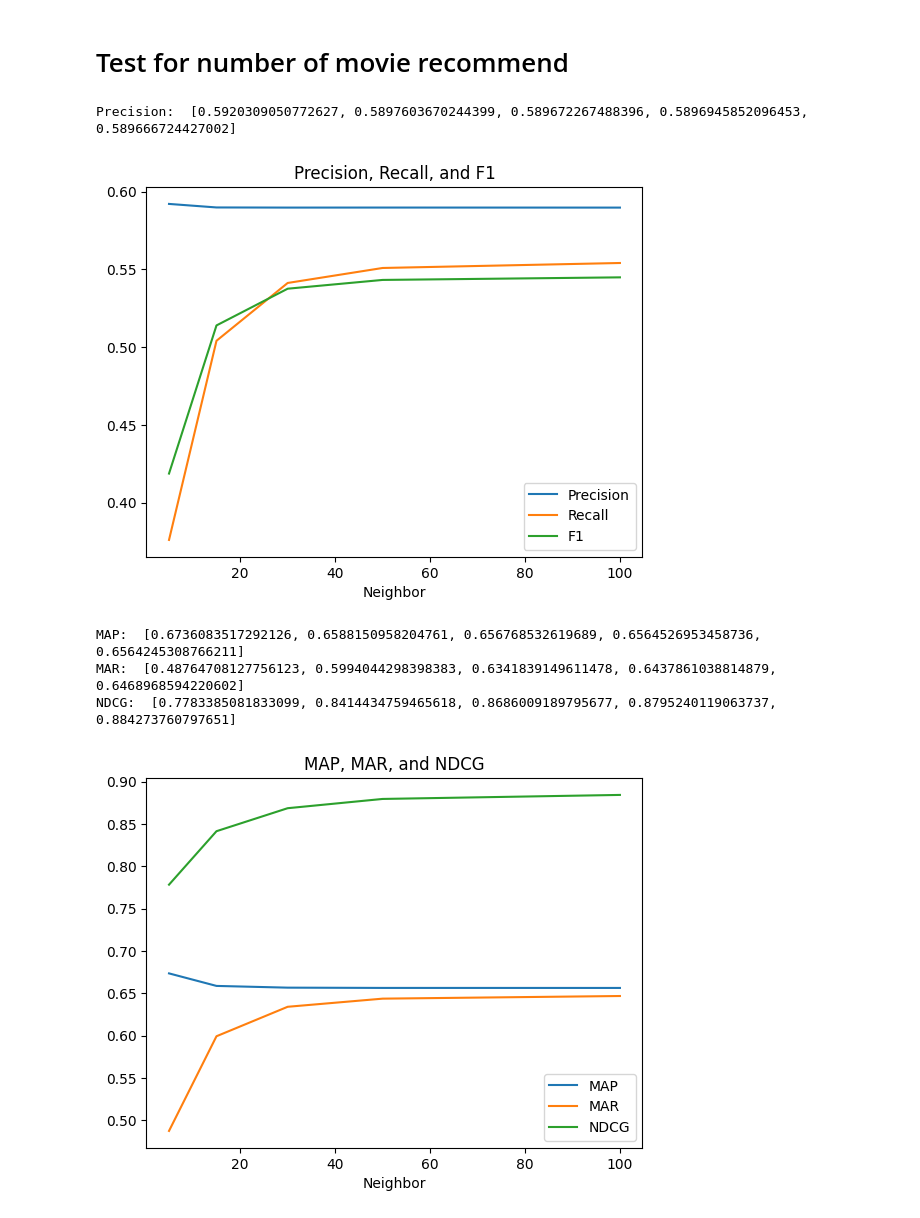
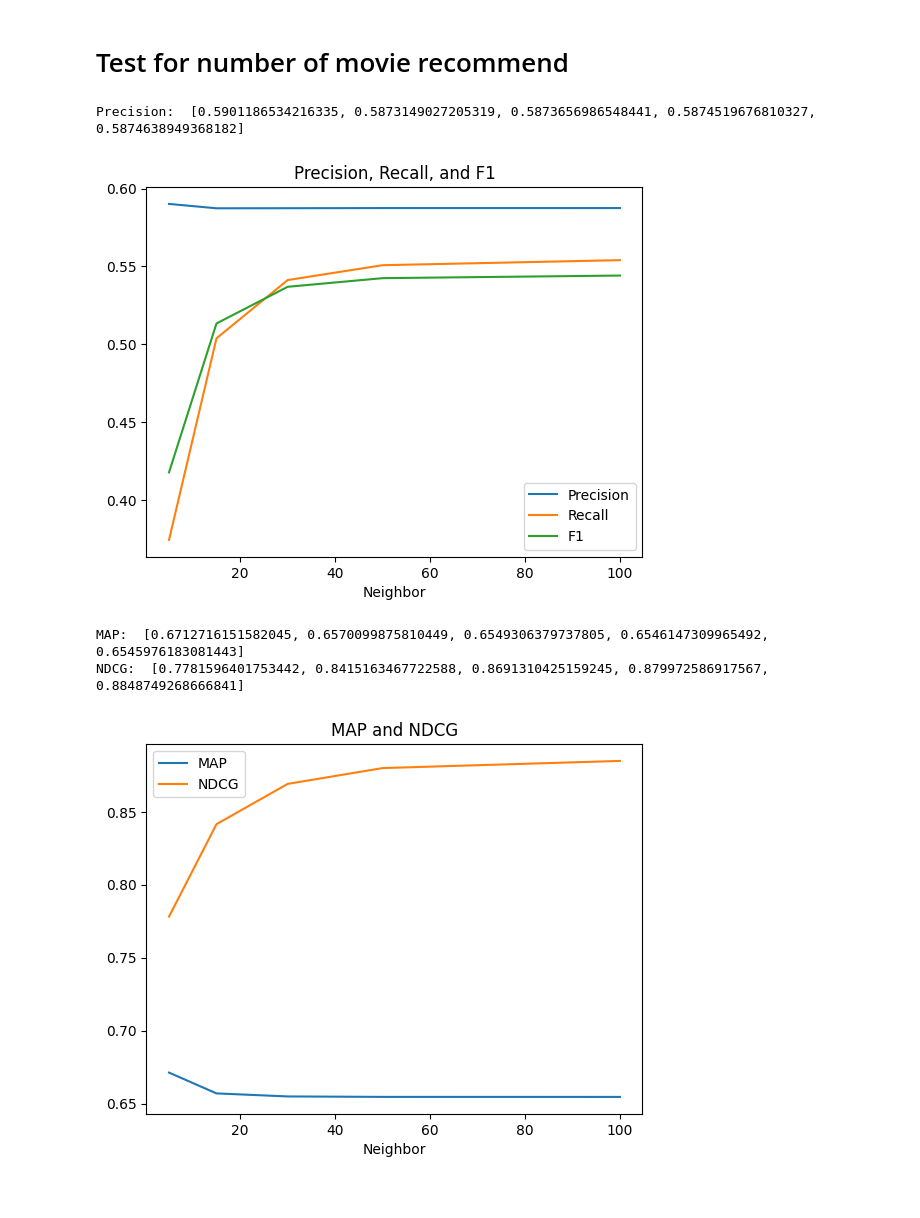
Before and after one commit to datht4889/MovieRecommender, a Jupyter notebook: src/Item_Item_ColaborativeFiltering.ipynb, the cells around one changed output. Cells and saved outputs as stored; diff of their text form; code cells hidden in the pictures.

```diff
--- a/src/Item_Item_ColaborativeFiltering.ipynb
+++ b/src/Item_Item_ColaborativeFiltering.ipynb
@@ -146,7 +146,6 @@ def PrecisionAtK(Y,K):
     recallK=[]
     f1K=[]
     mapK=[]
-    marK=[]
     for user in range(u):
         rcm = rcm_movie[user]
         rcm = rcm[np.argwhere(Y[user][rcm] > 0)]
@@ -164,11 +163,6 @@ def PrecisionAtK(Y,K):
             if p>0:
                 map.append(p)
 
-        mar=[]
-        for k in range(len(rcm_test)):
-            r = np.mean(recall[:k+1])*recall[k]
-            if r>0:
-                mar.append(r)
 
         precision=np.mean(precision)
         recall=np.mean(recall)
@@ -179,15 +173,13 @@ def PrecisionAtK(Y,K):
         recallK.append(recall)
         f1K.append(f1)
         mapK.append(np.mean(map))
-        marK.append(np.mean(mar))
 
     precisionK=np.nan_to_num(precisionK)
     recallK=np.nan_to_num(recallK)
     f1K=np.nan_to_num(f1K)
     mapK=np.nan_to_num(mapK)
-    marK=np.nan_to_num(marK)
 
-    return (np.mean(precisionK), np.mean(recallK), np.mean(f1K), np.mean(mapK), np.mean(marK))
+    return (np.mean(precisionK), np.mean(recallK), np.mean(f1K), np.mean(mapK))
 # %%
 def NDCG(Y,K):
     X=user_item_test.copy()
@@ -264,7 +260,6 @@ recall = []
 f1 = []
 ndcg = []
 map=[]
-mar=[]
 num_movie = [5,15,30,50,100]
 user_item = predict_matrix(30)
 for k in num_movie:
@@ -277,7 +272,6 @@ for k in num_movie:
     recall.append(metric[1])
     f1.append(metric[2])
     map.append(metric[3])
-    mar.append(metric[4])
 
     ndcg.append(NDCG(user_item, k))
 # %%
@@ -291,22 +285,19 @@ plt.title('Precision, Recall, and F1')
 plt.legend()
 plt.show()
 # %% [output]
-Precision:  [0.5920309050772627, 0.5897603670244399, 0.589672267488396, 0.5896945852096453, 0.589666724427002]
+Precision:  [0.5901186534216335, 0.5873149027205319, 0.5873656986548441, 0.5874519676810327, 0.5874638949368182]
-[figure, old version]
+[figure, new version]
 # %%
 print("MAP: ",map)
-print('MAR: ',mar)
 print('NDCG: ', ndcg)
 plt=reload(plt)
 plt.plot(num_movie, map, label='MAP')
-plt.plot(num_movie, mar, label ='MAR')
 plt.plot(num_movie, ndcg, label ='NDCG')
 plt.xlabel('Neighbor')
-plt.title('MAP, MAR, and NDCG')
+plt.title('MAP and NDCG')
 plt.legend()
 plt.show()
 # %% [output]
-MAP:  [0.6736083517292126, 0.6588150958204761, 0.656768532619689, 0.6564526953458736, 0.6564245308766211]
-MAR:  [0.48764708127756123, 0.5994044298398383, 0.6341839149611478, 0.6437861038814879, 0.6468968594220602]
-NDCG:  [0.7783385081833099, 0.8414434759465618, 0.8686009189795677, 0.8795240119063737, 0.884273760797651]
+MAP:  [0.6712716151582045, 0.6570099875810449, 0.6549306379737805, 0.6546147309965492, 0.6545976183081443]
+NDCG:  [0.7781596401753442, 0.8415163467722588, 0.8691310425159245, 0.879972586917567, 0.8848749268666841]
-[figure, old version]
+[figure, new version]
```
Also changed, not shown: parts of 6 cells of this notebook, 5 other files.
